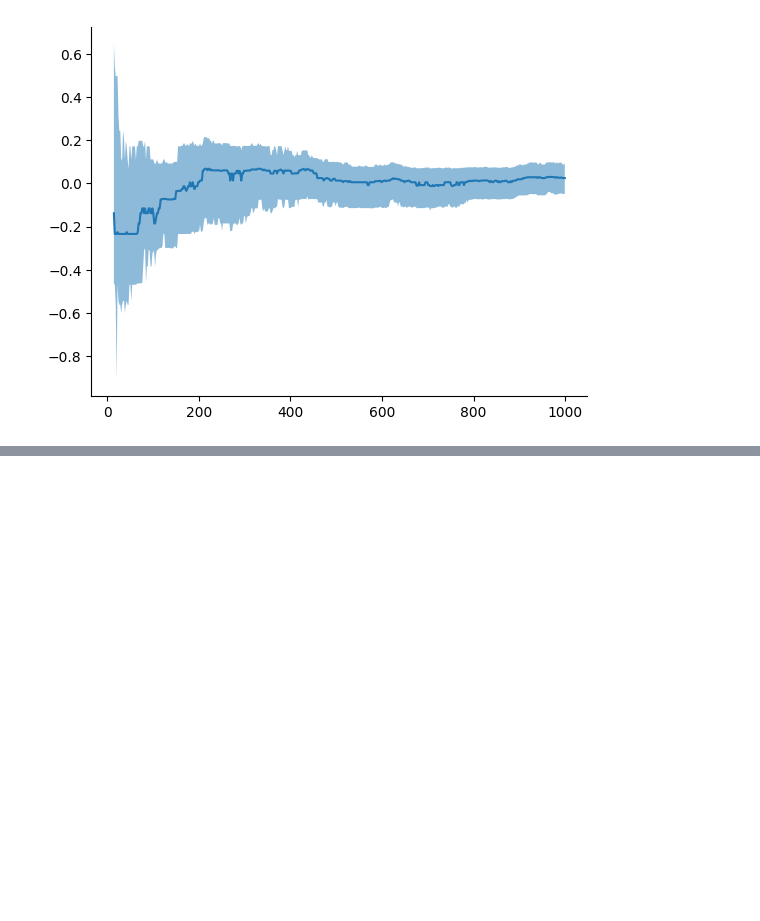
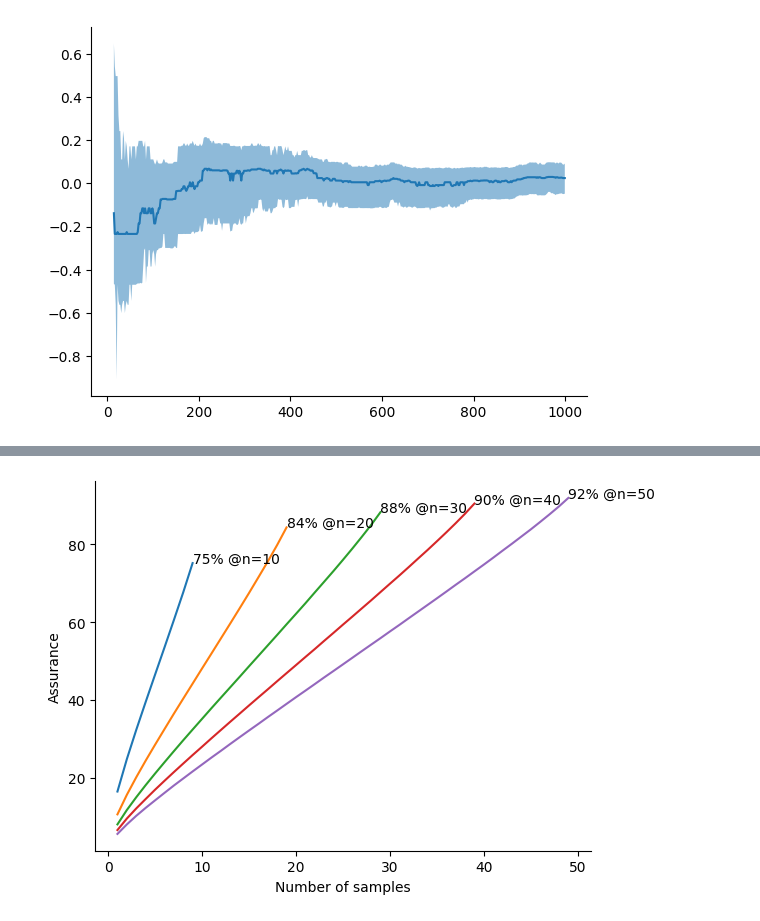
Before and after one commit to sanjaymjoshi/relistats, a Jupyter notebook: example/explore_median_confidence.ipynb, the cells around one changed output, grey strips where cells are left out. Drawn from its saved outputs; the diff is of its cells as text; code cells hidden in the pictures; blank space fills up the shorter version.

```diff
--- a/example/explore_median_confidence.ipynb
+++ b/example/explore_median_confidence.ipynb
@@ -125,0 +127,15 @@ means_vs_medians("Uniform", stats.uniform)
+# %%
+import matplotlib.pyplot as plt
+from relistats.quantile import assurance_in_quantile
+
+for n in range (10, 51, 10):
+    x_ax = range(1,n)
+    aa = [assurance_in_quantile(j, n)*100 for j in x_ax]
+    plt.plot(x_ax, aa)
+    plt.annotate(f"{aa[-1]:.0f}% @n={n}", (x_ax[-1], aa[-1]))
+
+plt.xlabel("Number of samples")
+plt.ylabel("Assurance")
+plt.gca().spines[['right', 'top']].set_visible(False)
+# %% [output]
+[figure, added]
```
Also changed, not shown: parts of 3 cells of this notebook.
